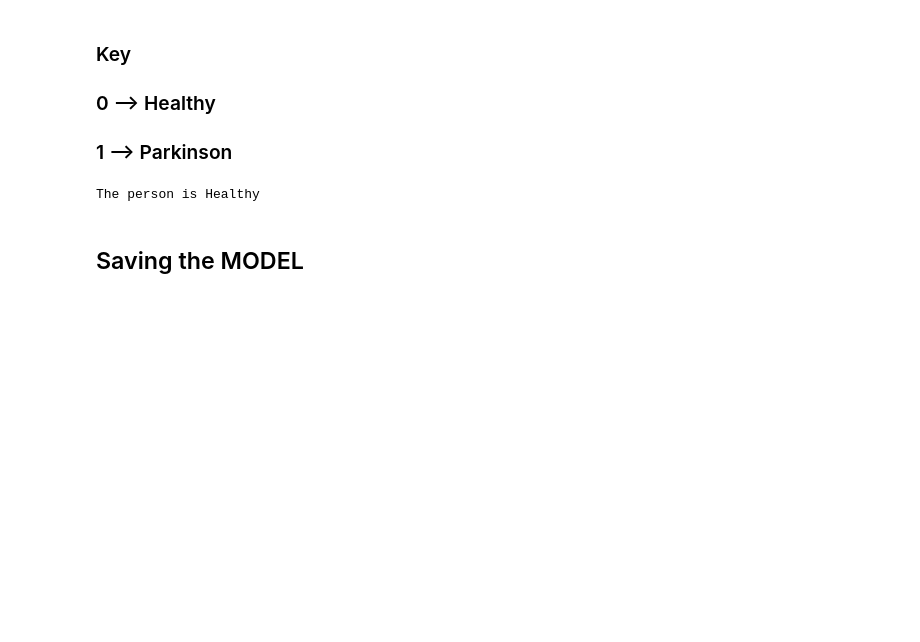
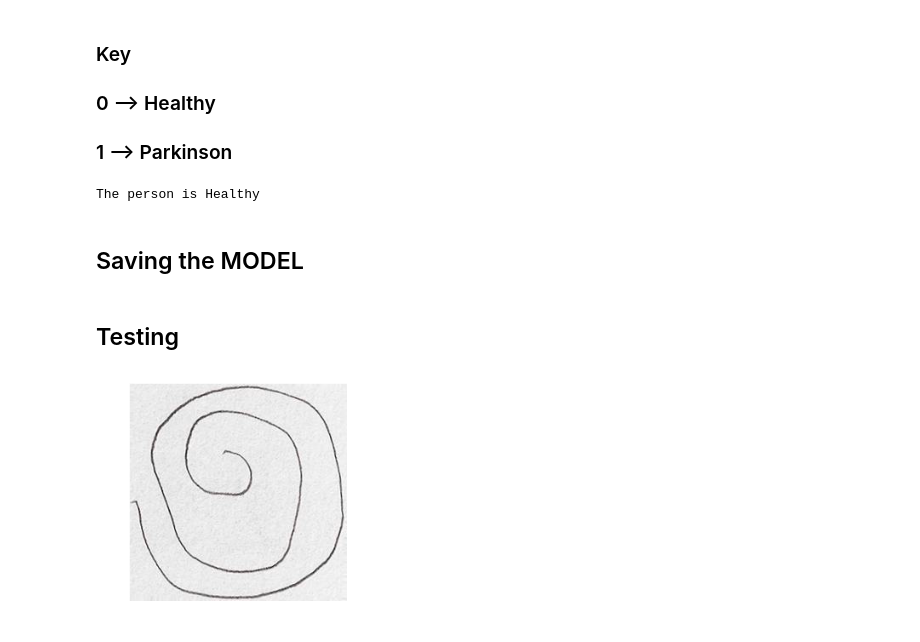
Before and after one commit to mahimairaja/Parkinson_Detection_spiral, a Jupyter notebook: Parkinson_Detection/Hand_drawings/FINAL_MODEL.ipynb, the cells around one changed output. Saved outputs shown, nothing was run; the diff lists cells and outputs as text; code cells hidden in the pictures; blank space fills up the shorter version.

Commit message:
Testing with original data

```diff
--- a/Parkinson_Detection/Hand_drawings/FINAL_MODEL.ipynb
+++ b/Parkinson_Detection/Hand_drawings/FINAL_MODEL.ipynb
@@ -274,3 +282,13 @@ from tensorflow.keras.models import load_model
 
 # model.save('100_spiral_model.h5')  # USE THIS TO SAVE MODEL
 new_model = load_model('100_spiral_model.h5')
+# %% [markdown]
+## Testing
+# %%
+img_path = os.path.join(cur_dir, 'spiral/healthy/healthy_V01HE01_0_1119.jpg')
+
+img = cv2.imread(img_path)
+plt.imshow(img)
+plt.show()
+# %% [output]
+[figure, added]
```
Also changed, not shown: parts of 26 cells of this notebook.
